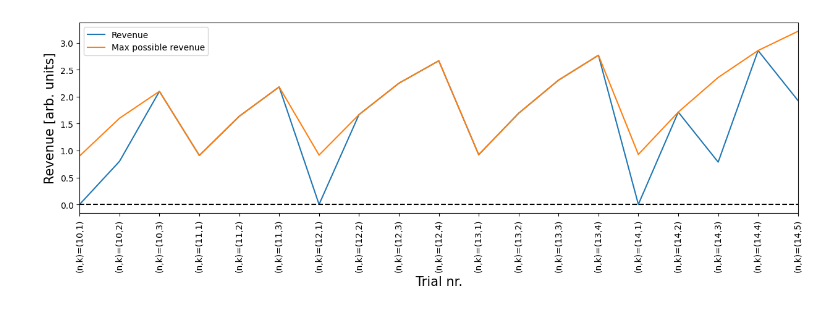
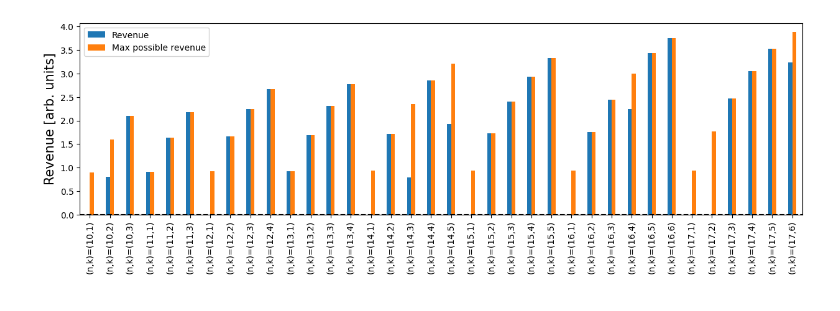
Before and after one commit to seba2390/RandomizedAlgorithms2023, a Jupyter notebook: Project 3/main.ipynb, the cells around one changed output. Cells and saved outputs as stored; diff of their text form; code cells hidden in the pictures.

```diff
--- a/Project 3/main.ipynb
+++ b/Project 3/main.ipynb
@@ -6,7 +6,7 @@ from tqdm import tqdm
 seed = 1
 np.random.seed(seed)
 
-N_min, N_max = 10, 15
+N_min, N_max = 10, 18
 standard_revenues = []
 max_revenue = []
 n_vals, k_vals = [], []
@@ -29,21 +29,21 @@ for N in tqdm(range(N_min,N_max)):
         k_vals.append(k)
 # %%
 fig, ax = plt.subplots(1,1,figsize=(15,4))
-trials = [i+1 for i in range(len(standard_revenues))]
+trials = np.array([i+1 for i in range(len(standard_revenues))])
 
-ax.plot(trials,standard_revenues,label="Revenue")
-ax.plot(trials,max_revenue,label="Max possible revenue")
-ax.hlines(0,1,np.max(trials),color='black',ls='--')
+width = 0.2
+ax.bar(trials - width/2,standard_revenues,width,label="Revenue")
+ax.bar(trials + width/2,max_revenue,width,label="Max possible revenue")
+ax.hlines(0,0.5,np.max(trials)+0.5,color='black',ls='--')
 
-ax.set_xlim(1,np.max(trials))
+ax.set_xlim(0.5,np.max(trials)+0.5)
 ax.set_ylabel("Revenue [arb. units]",size=15)
-ax.set_xlabel("Trial nr.", size=15)
 
 ax.set_xticks(trials)
 x_tick_labels = ["(n,k)="f"({n_vals[i]},{k_vals[i]})" for i in range(len(trials))]
 ax.set_xticklabels(x_tick_labels, rotation=90)
 
 ax.legend()
 plt.show()
 # %% [output]
-[figure, old version]
+[figure, new version]
```
